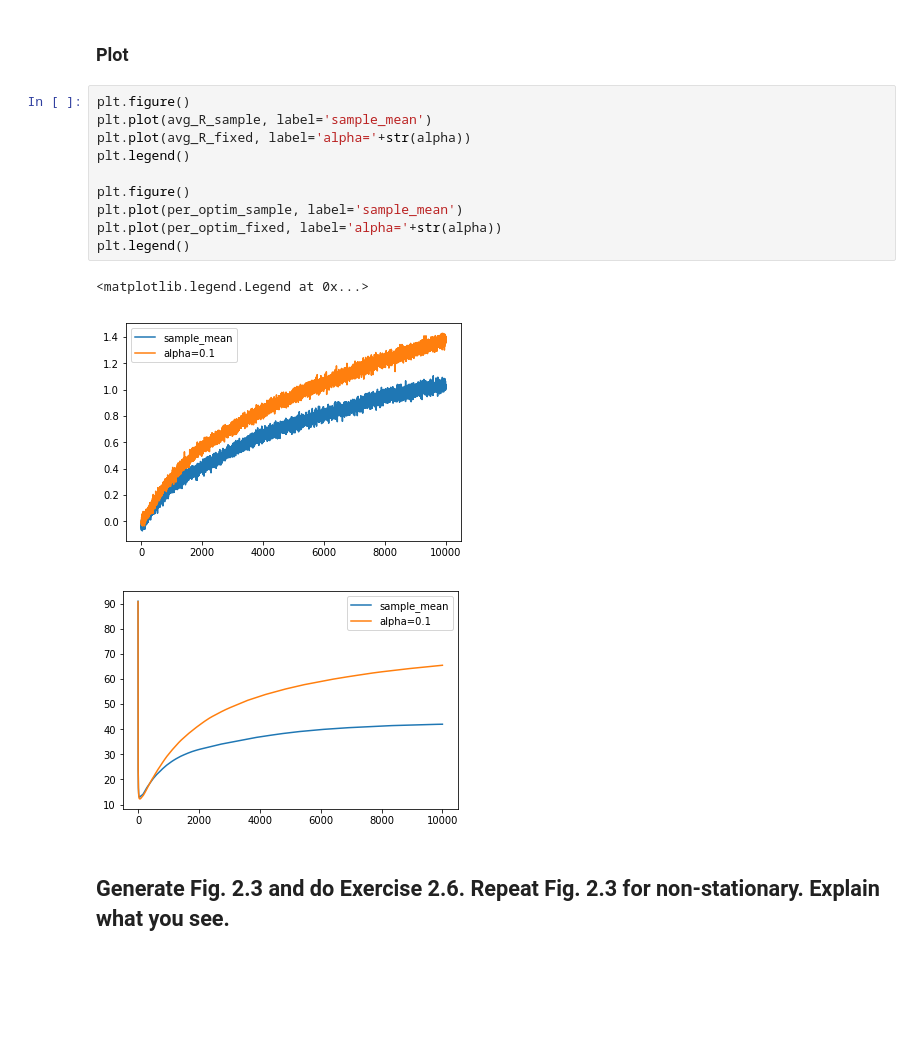
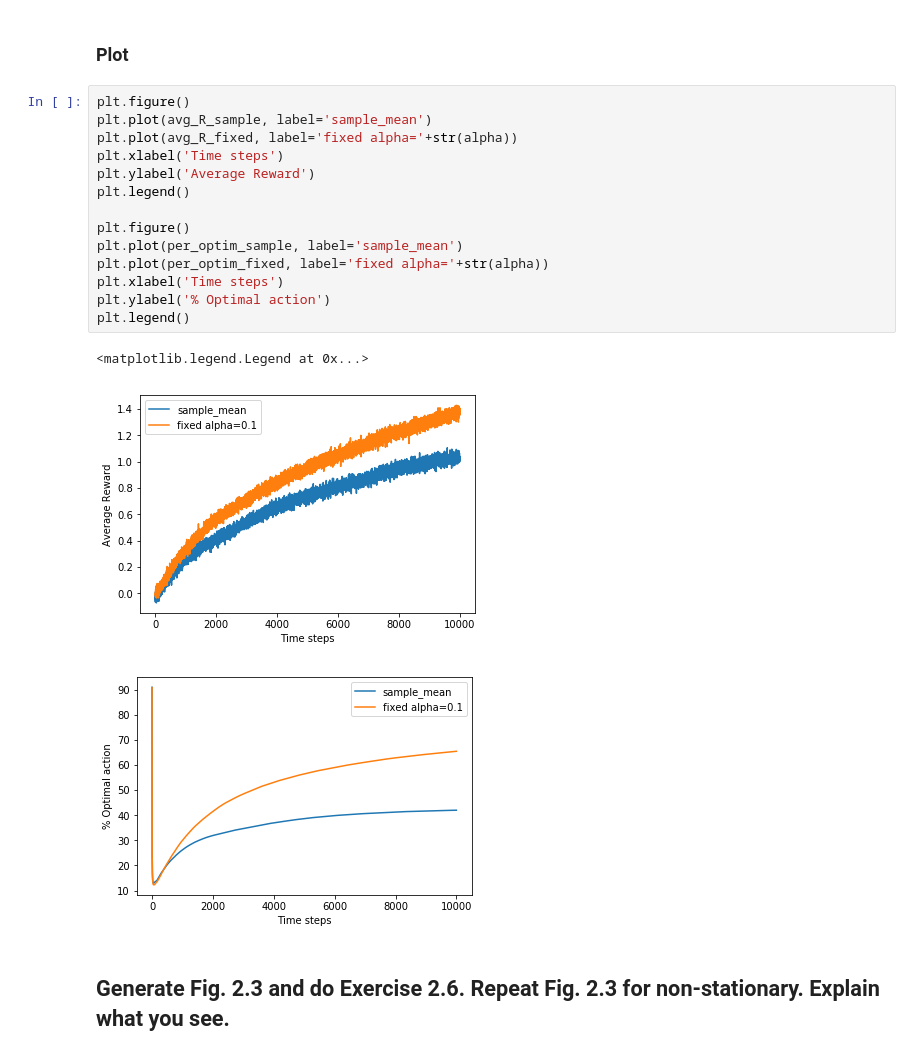
Before and after one commit to madaanpulkit/RL-M2019, a Jupyter notebook: HW1/homework_1.ipynb, the cells around one changed output. Saved outputs shown, nothing was run; the diff lists cells and outputs as text; blank space fills up the shorter version.

Commit message:
homework_1.ipynb: axes labels
Added axes labels to HW1/homework_1.ipynb

```diff
--- a/HW1/homework_1.ipynb
+++ b/HW1/homework_1.ipynb
@@ -102,17 +102,21 @@ avg_R_fixed, per_optim_fixed = bandit_test_bed(arms=arms, runs=runs, steps=steps
 # %%
 plt.figure()
 plt.plot(avg_R_sample, label='sample_mean')
-plt.plot(avg_R_fixed, label='alpha='+str(alpha))
+plt.plot(avg_R_fixed, label='fixed alpha='+str(alpha))
+plt.xlabel('Time steps')
+plt.ylabel('Average Reward')
 plt.legend()
 
 plt.figure()
 plt.plot(per_optim_sample, label='sample_mean')
-plt.plot(per_optim_fixed, label='alpha='+str(alpha))
+plt.plot(per_optim_fixed, label='fixed alpha='+str(alpha))
+plt.xlabel('Time steps')
+plt.ylabel('% Optimal action')
 plt.legend()
 # %% [output]
 <matplotlib.legend.Legend at 0x...>
-[figure, old version]
+[figure, new version]
-[figure, old version]
+[figure, new version]
 # %% [markdown]
 ## Generate Fig. 2.3 and do Exercise 2.6. Repeat Fig. 2.3 for non-stationary. Explain what you see.
 # %% [markdown]
```
Also changed, not shown: parts of 3 cells of this notebook.
